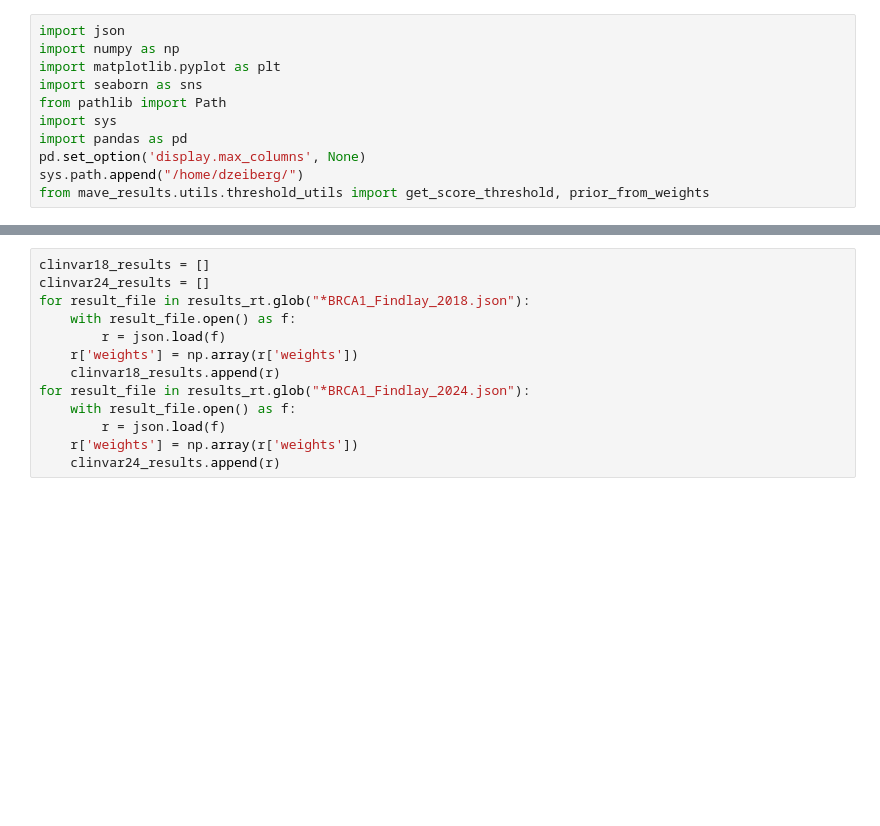
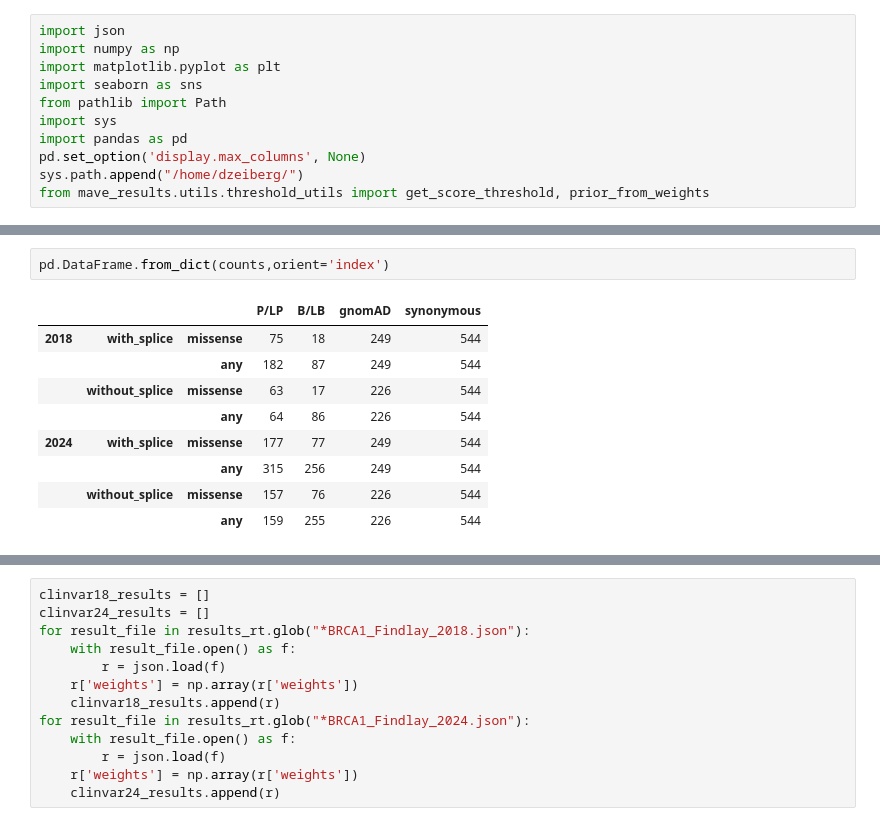
Before and after one commit to Dzeiberg/circularity, a Jupyter notebook: 02_Compare_Findlay_ClinVar.ipynb, the cells around one changed output, grey strips where cells are left out. Saved outputs shown, nothing was run; the diff lists cells and outputs as text; blank space fills up the shorter version.

```diff
--- a/02_Compare_Findlay_ClinVar.ipynb
+++ b/02_Compare_Findlay_ClinVar.ipynb
@@ -77 +115,13 @@ findlay_clinvar_2024_wSplice_any = makeScoreset(clinvar_2024,
+# %%
+pd.DataFrame.from_dict(counts,orient='index')
+# %% [output]
+|  |  |  | P/LP | B/LB | gnomAD | synonymous |
+| 2018 | with_splice | missense | 75 | 18 | 249 | 544 |
+|  |  | any | 182 | 87 | 249 | 544 |
+|  | without_splice | missense | 63 | 17 | 226 | 544 |
+|  |  | any | 64 | 86 | 226 | 544 |
+| 2024 | with_splice | missense | 177 | 77 | 249 | 544 |
+|  |  | any | 315 | 256 | 249 | 544 |
+|  | without_splice | missense | 157 | 76 | 226 | 544 |
+|  |  | any | 159 | 255 | 226 | 544 |
 # %%
```
Also changed, not shown: parts of 16 cells of this notebook, 1 other file.
